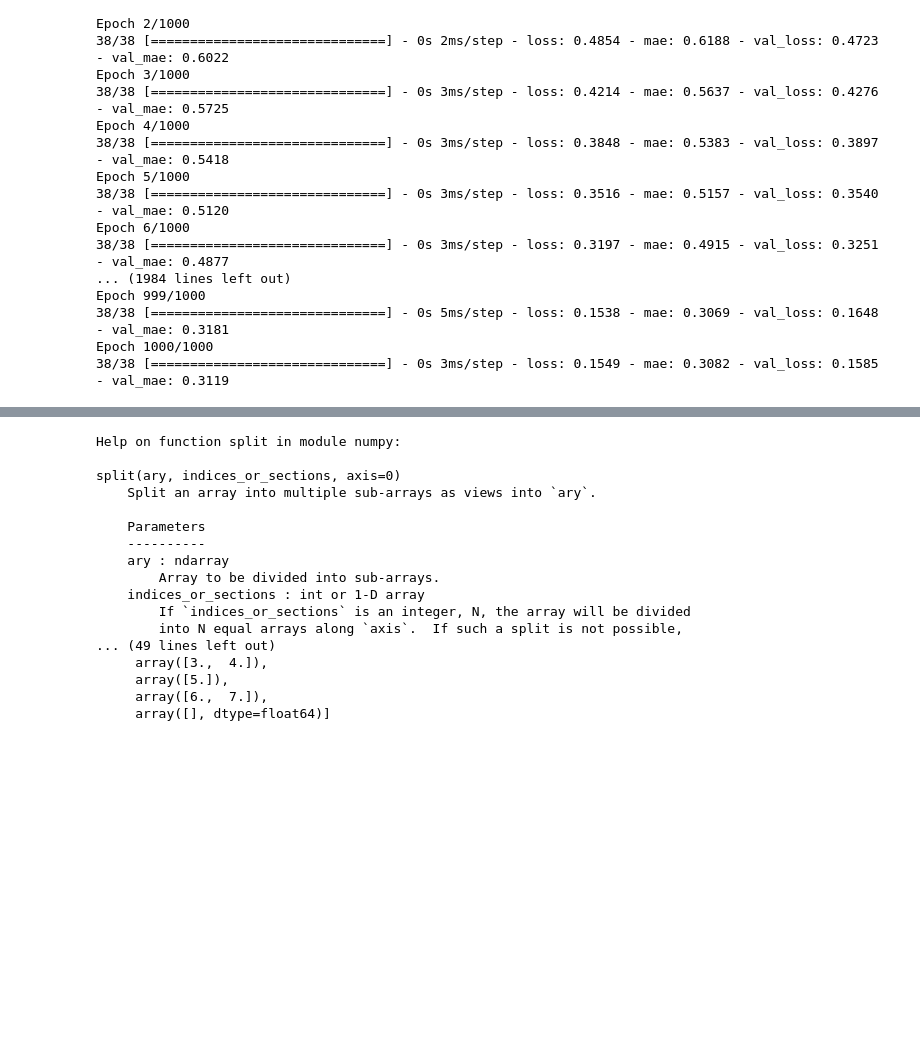
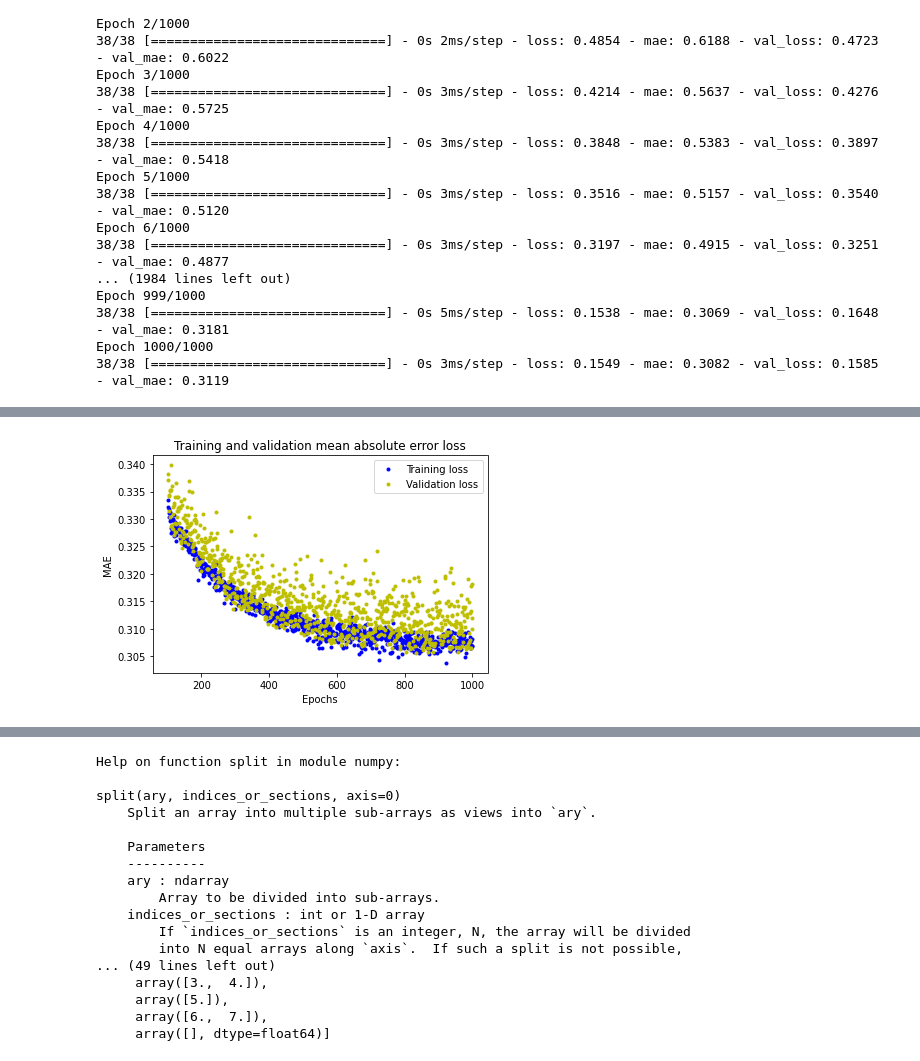
Before and after one commit to Taoheed-O/Machine-Learning, a Jupyter notebook: Tiny_ML/tiny_ml_sine.ipynb, the cells around one changed output, grey strips where cells are left out. Drawn from its saved outputs; the diff is of its cells as text; code cells hidden in the pictures; blank space fills up the shorter version.

```diff
--- a/Tiny_ML/tiny_ml_sine.ipynb
+++ b/Tiny_ML/tiny_ml_sine.ipynb
@@ -93,0 +124,16 @@ Epoch 1000/1000
+# %%
+# plotting the mean absolute error (mae)
+
+
+mae = history_1.history['mae']
+val_mae = history_1.history['val_mae']
+epochs = range(1, len(mae) +1 )
+plt.plot(epochs[skip_value:], mae[skip_value:], 'b.', label='Training loss')
+plt.plot(epochs[skip_value:], val_mae[skip_value:], 'y.', label='Validation loss')
+plt.title('Training and validation mean absolute error loss')
+plt.xlabel('Epochs')
+plt.ylabel('MAE')
+plt.legend()
+plt.show()
+# %% [output]
+[figure, added]
```
Also changed, not shown: parts of 4 cells of this notebook.
